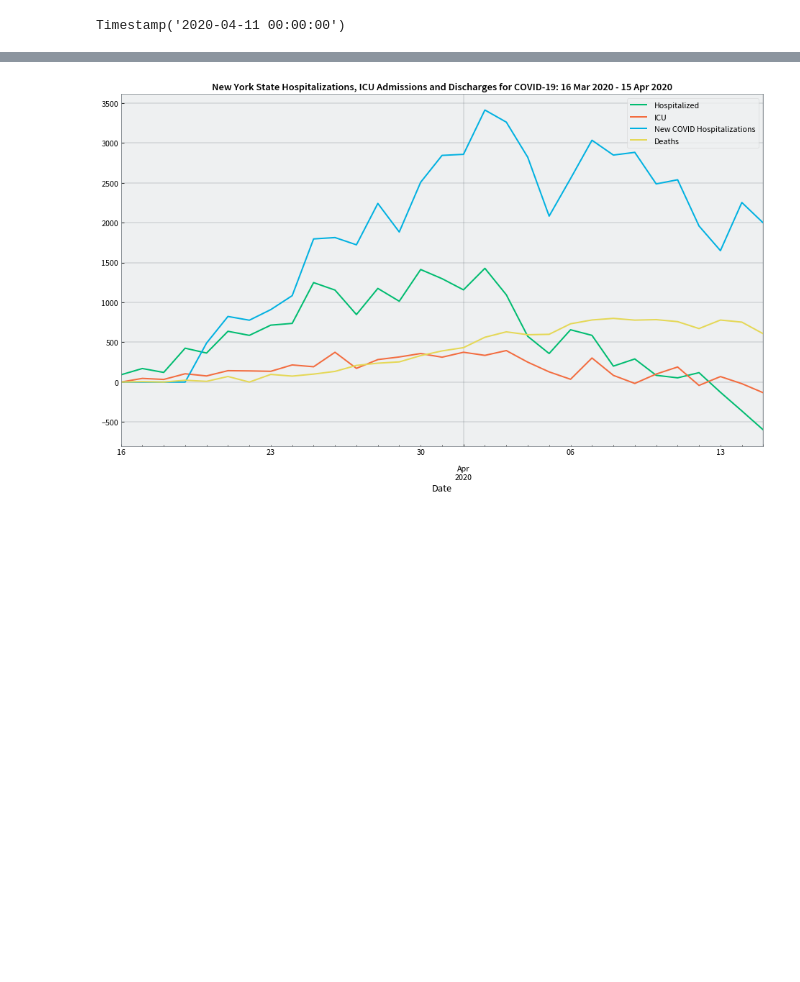
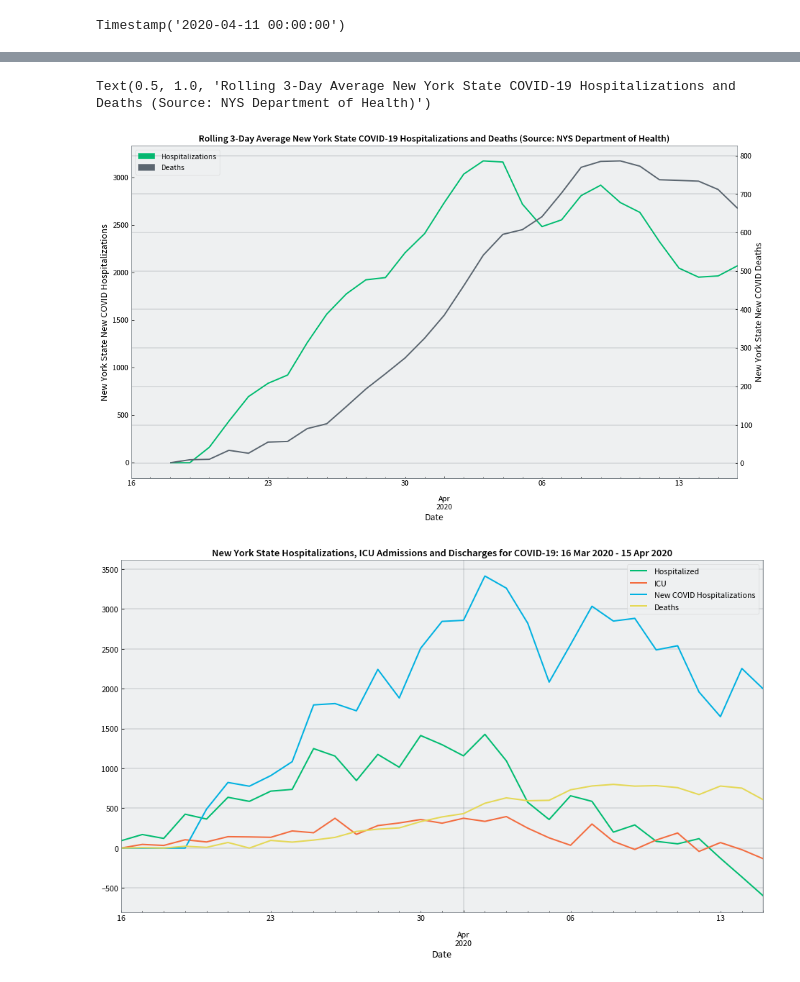
Before and after one commit to RobSpectre/COVID-19-Analysis, a Jupyter notebook: COVID-19 New York State Hospitalizations.ipynb, the cells around one changed output, grey strips where cells are left out. Saved outputs shown, nothing was run; the diff lists cells and outputs as text; code cells hidden in the pictures; blank space fills up the shorter version.

```diff
--- a/COVID-19 New York State Hospitalizations.ipynb
+++ b/COVID-19 New York State Hospitalizations.ipynb
@@ -271,3 +271,35 @@ Text(0, 0.5, 'New York State New COVID Hospitalizations')
+# %%
+fig = plt.figure()
+ax = fig.add_subplot(111)
+ax1 = ax.twinx()
+
+ny_state_hospitalization.groupby('Date')['New COVID Hospitalizations'].sum().resample('D').sum().rolling(3).mean().plot(kind='line', color="#00bc70",
+                                                                                                                        ax=ax)
+
+maximum = ny_state_hospitalization.groupby('Date')['New COVID Hospitalizations'].sum().resample('D').sum().rolling(3).mean().max()
+max_index = ny_state_hospitalization.groupby('Date')['New COVID Hospitalizations'].sum().resample('D').sum().rolling(3).mean().idxmax()
+
+
+ny_state_hospitalization.groupby('Date')['Deaths'].sum().resample('D').sum().rolling(3).mean().plot(kind='line', color="#5b6670",
+                                                                                                    ax=ax1)
+
+maximum = ny_state_hospitalization.groupby('Date')['Deaths'].sum().resample('D').sum().rolling(3).mean().max()
+max_index = ny_state_hospitalization.groupby('Date')['Deaths'].sum().resample('D').sum().rolling(3).mean().idxmax()
+
+
+ax.grid()
+
+
+ax.legend(handles=[mpatches.Patch(color="#00bc70", label="Hospitalizations"),
+                   mpatches.Patch(color="#5b6670", label="Deaths"),
+                   ], loc="upper left")
+
+ax.set_ylabel("New York State New COVID Hospitalizations")
+ax1.set_ylabel("New York State New COVID Deaths")
+ax.set_title("Rolling 3-Day Average New York State COVID-19 Hospitalizations and Deaths (Source: NYS Department of Health)")
+# %% [output]
+Text(0.5, 1.0, 'Rolling 3-Day Average New York State COVID-19 Hospitalizations and Deaths (Source: NYS Department of Health)')
+[figure, added]
 # %%
 ax = ny_state_hospitalization.groupby('Date')[['Hospitalized', 'ICU', 'New COVID Hospitalizations', 'Deaths']].sum().plot(kind='line',
                                                                                   title="New York State Hospitalizations, ICU Admissions and Discharges for COVID-19: {0} - {1}".format(ny_state_hospitalization['Date'].min().date().strftime("%d %b %Y"),
```
Also changed, not shown: parts of 6 cells of this notebook, 2 other files.
